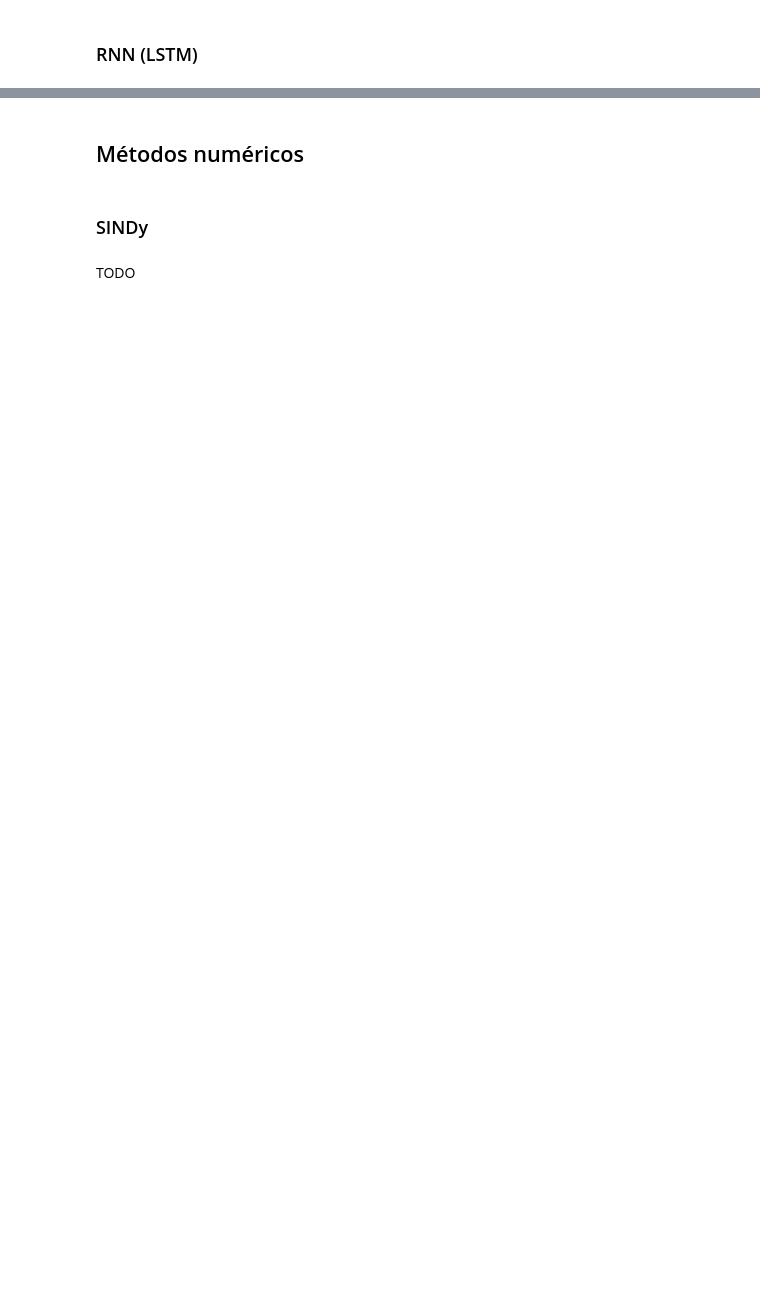
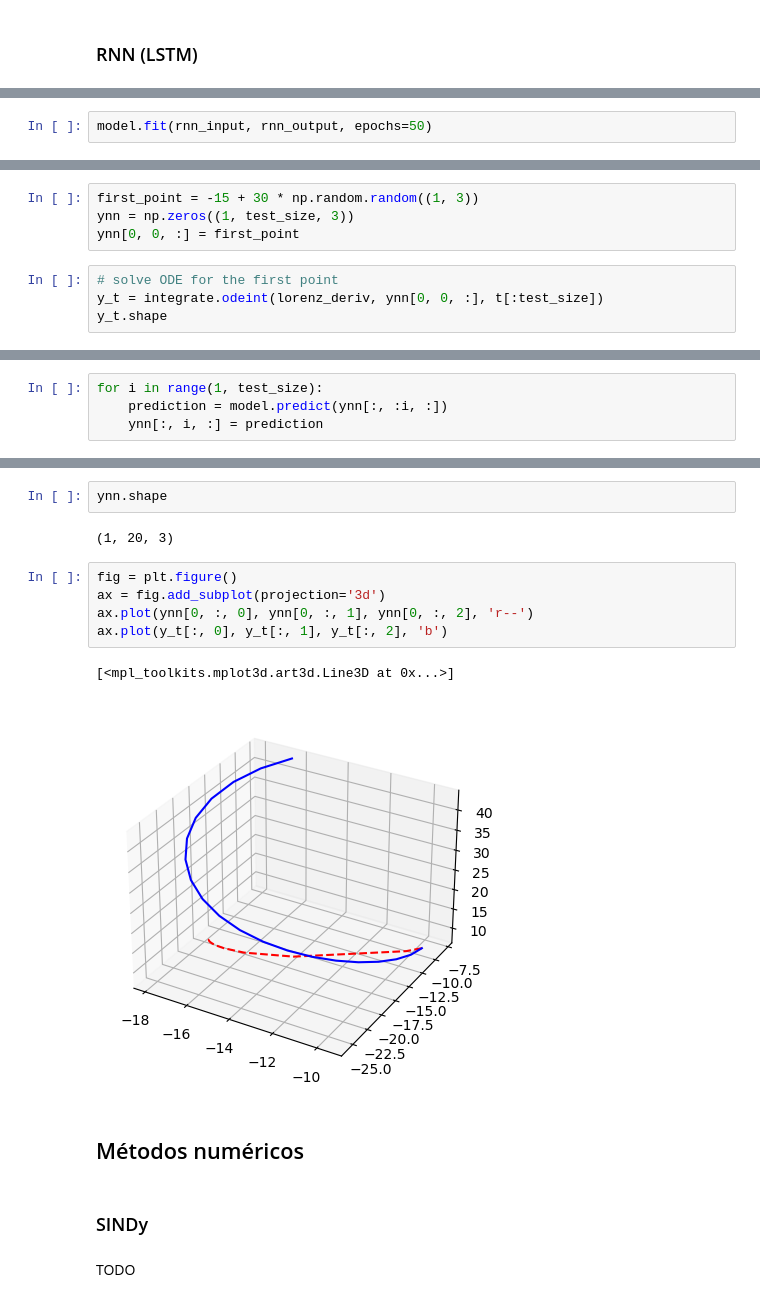
Before and after one commit to Salies/data-driven-des, a Jupyter notebook: testing.ipynb, the cells around one changed output, grey strips where cells are left out. Saved outputs shown, nothing was run; the diff lists cells and outputs as text; blank space fills up the shorter version.

Commit message:
sir tests and rnn init

```diff
--- a/testing.ipynb
+++ b/testing.ipynb
@@ -170,0 +198,2 @@ TODO
+# %%
+model.fit(rnn_input, rnn_output, epochs=50)
@@ -170,0 +232,8 @@ TODO
+# %%
+first_point = -15 + 30 * np.random.random((1, 3))
+ynn = np.zeros((1, test_size, 3))
+ynn[0, 0, :] = first_point
+# %%
+# solve ODE for the first point
+y_t = integrate.odeint(lorenz_deriv, ynn[0, 0, :], t[:test_size])
+y_t.shape
@@ -170,0 +242,4 @@ TODO
+# %%
+for i in range(1, test_size):
+    prediction = model.predict(ynn[:, :i, :])
+    ynn[:, i, :] = prediction
@@ -171,3 +266,15 @@ TODO
+# %%
+ynn.shape
+# %% [output]
+(1, 20, 3)
+# %%
+fig = plt.figure()
+ax = fig.add_subplot(projection='3d')
+ax.plot(ynn[0, :, 0], ynn[0, :, 1], ynn[0, :, 2], 'r--')
+ax.plot(y_t[:, 0], y_t[:, 1], y_t[:, 2], 'b')
+# %% [output]
+[<mpl_toolkits.mplot3d.art3d.Line3D at 0x...>]
+[figure, added]
 # %% [markdown]
 ## Métodos numéricos
 # %% [markdown]
```
Also changed, not shown: parts of 14 cells of this notebook, 3 other files.
